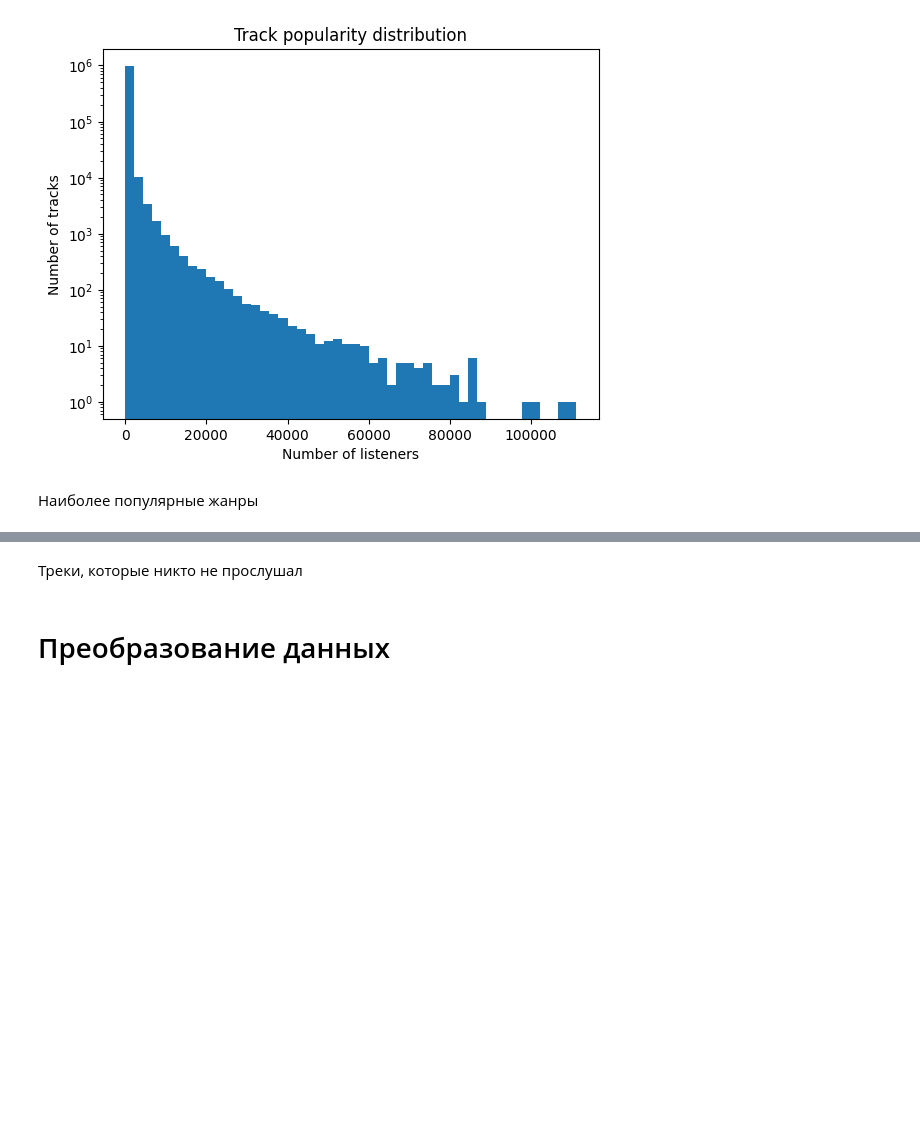
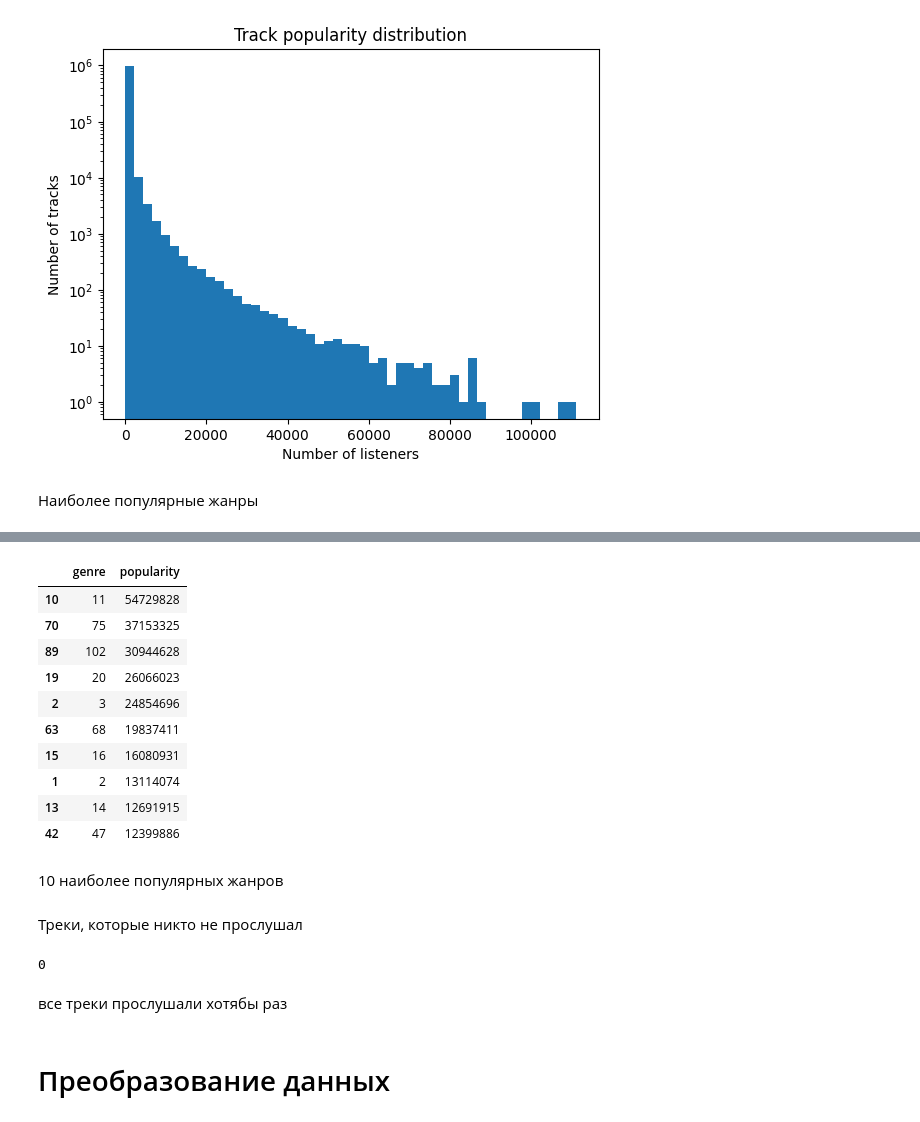
Before and after one commit to akzholtech/mle-project-sprint-4, a Jupyter notebook: recommendations.ipynb, the cells around one changed output, grey strips where cells are left out. Drawn from its saved outputs; the diff is of its cells as text; code cells hidden in the pictures; blank space fills up the shorter version.

```diff
--- a/recommendations.ipynb
+++ b/recommendations.ipynb
@@ -104,5 +130,48 @@ events = events.merge(items[["item_id", "genres"]], on="item_id", how="left")
+# %%
+track_genre_matrix = track_genres_csr_matrix(track_filtered, track_to_idx, genres_to_idx)
+# %%
+def gen_popular_vector(track_genre_matrix):
+    track_popularity_vector = np.zeros(len(track_to_idx), dtype=np.int64)
+    for tr_id, count in track_popularity.items():
+        try:
+            tr_idx = track_to_idx[tr_id]
+            track_popularity_vector[tr_idx] = count
+        except KeyError:
+            track_popularity_vector[tr_idx] = 0
+
+    genre_popularity_vector = track_genre_matrix.T @ track_popularity_vector
+    return genre_popularity_vector
+# %%
+genre_popularity_vector = gen_popular_vector(track_genre_matrix)
+# %%
+genre_popularity = pd.DataFrame({
+    "genre": all_genres,
+    "popularity": genre_popularity_vector
+}).sort_values("popularity", ascending=False)
+# %%
+genre_popularity.head(10)
+# %% [output]
+|  | genre | popularity |
+| 10 | 11 | 54729828 |
+| 70 | 75 | 37153325 |
+| 89 | 102 | 30944628 |
+| 19 | 20 | 26066023 |
+| 2 | 3 | 24854696 |
+| 63 | 68 | 19837411 |
+| 15 | 16 | 16080931 |
+| 1 | 2 | 13114074 |
+| 13 | 14 | 12691915 |
+| 42 | 47 | 12399886 |
+# %% [markdown]
+10 наиболее популярных жанров
 # %% [markdown]
 Треки, которые никто не прослушал
+# %%
+tracks[~(tracks["track_id"].isin(interactions["track_id"]))].size
+# %% [output]
+0
+# %% [markdown]
+все треки прослушали хотябы раз
 # %% [markdown]
 # Преобразование данных
 # %% [markdown]
```
Also changed, not shown: parts of 21 cells of this notebook.
